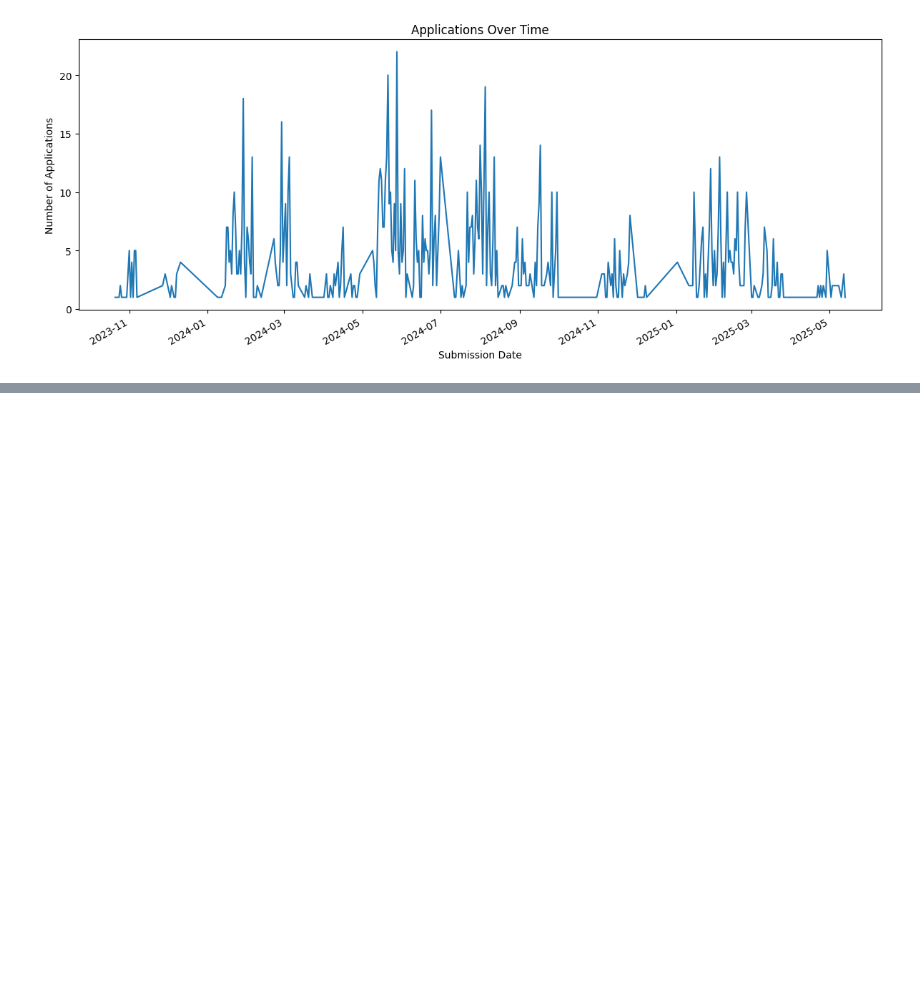
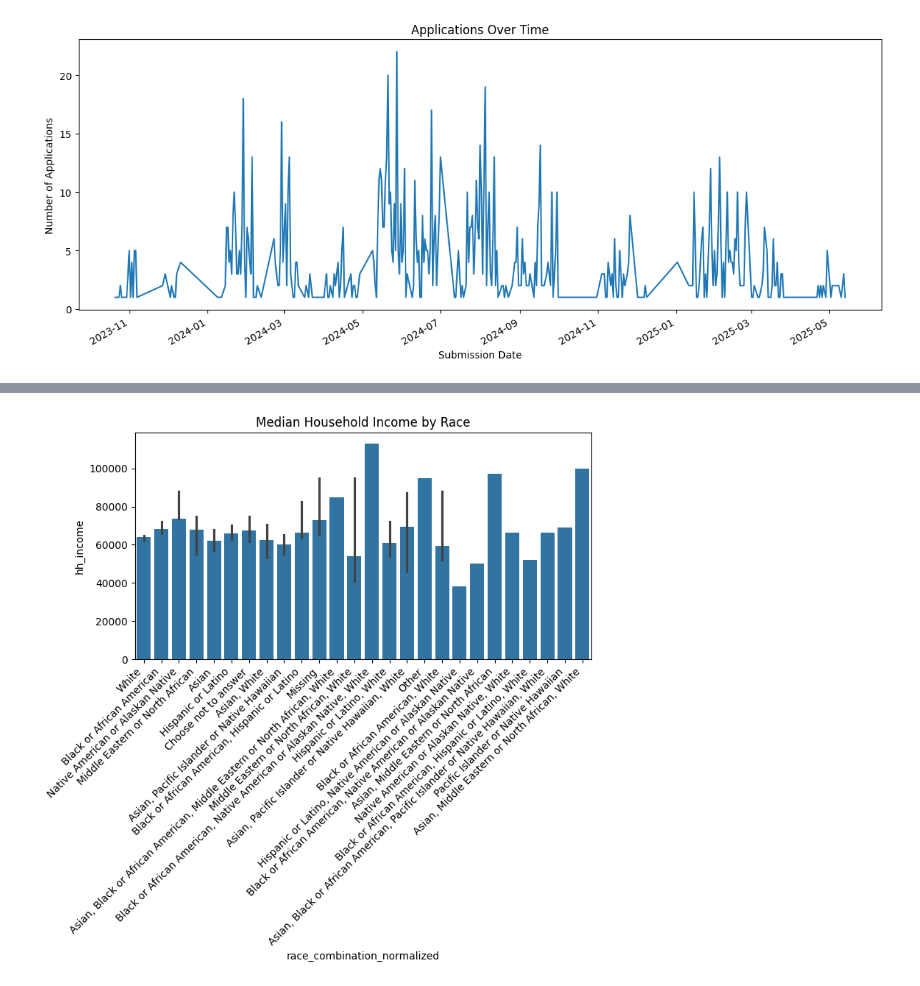
Before and after one commit to BU-Spark/pitne-affordable-housing-efficacy, a Jupyter notebook: fa25-team-a/eda/Rohan_S2.ipynb, the cells around one changed output, grey strips where cells are left out. Saved outputs shown, nothing was run; the diff lists cells and outputs as text; code cells hidden in the pictures; blank space fills up the shorter version.

```diff
--- a/fa25-team-a/eda/Rohan_S2.ipynb
+++ b/fa25-team-a/eda/Rohan_S2.ipynb
@@ -307,0 +430,9 @@ plt.show()
+# %%
+plt.figure(figsize=(8,4))
+sns.barplot(data=df, x='race_combination_normalized', y='hh_income', estimator='median')
+plt.xticks(rotation=45, ha='right')
+plt.title('Median Household Income by Race')
+plt.tight_layout()
+plt.show()
+# %% [output]
+[figure, added]
```
Also changed, not shown: parts of 17 cells of this notebook.
